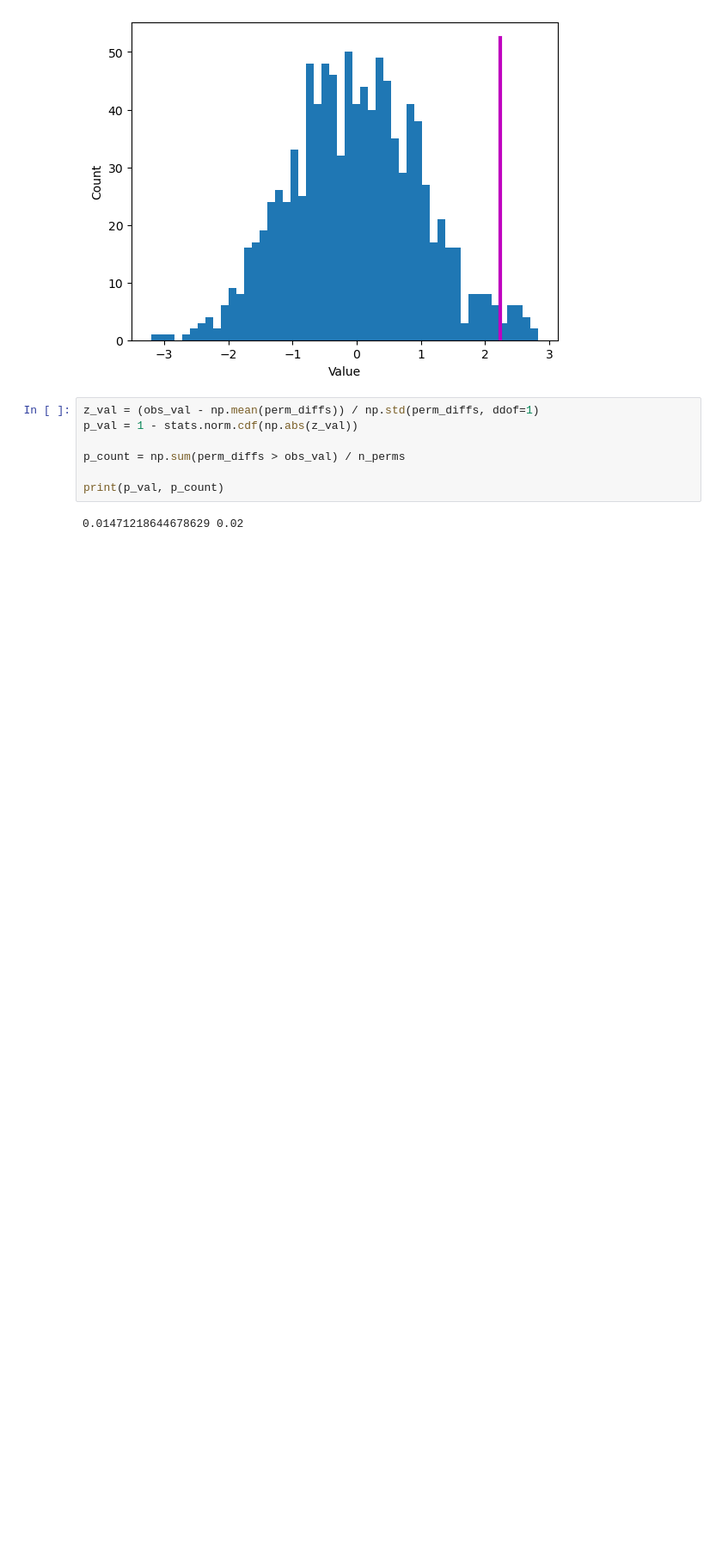
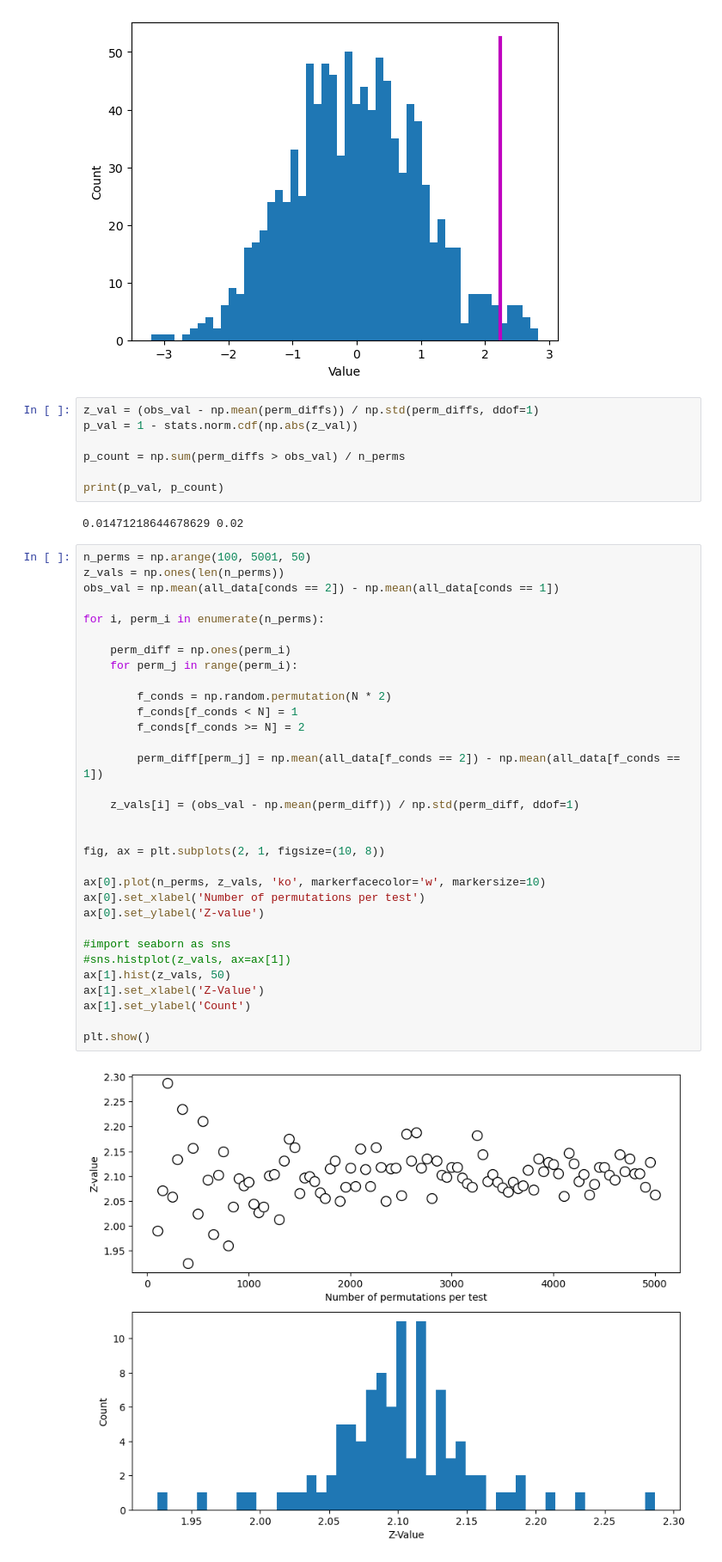
Before and after one commit to philBram/statistics_ml, a Jupyter notebook: 6_t_test_family/5_permutation_testing.ipynb, the cells around one changed output. Shown at 86% size. Saved outputs shown, nothing was run; the diff lists cells and outputs as text; blank space fills up the shorter version.

Commit message:
5_permutation_testing changed

```diff
--- a/6_t_test_family/5_permutation_testing.ipynb
+++ b/6_t_test_family/5_permutation_testing.ipynb
@@ -76,3 +76,37 @@ p_count = np.sum(perm_diffs > obs_val) / n_perms
 print(p_val, p_count)
 # %% [output]
 0.01471218644678629 0.02
+# %%
+n_perms = np.arange(100, 5001, 50)
+z_vals = np.ones(len(n_perms))
+obs_val = np.mean(all_data[conds == 2]) - np.mean(all_data[conds == 1])
+
+for i, perm_i in enumerate(n_perms):
+
+    perm_diff = np.ones(perm_i)
+    for perm_j in range(perm_i):
+
+        f_conds = np.random.permutation(N * 2)
+        f_conds[f_conds < N] = 1
+        f_conds[f_conds >= N] = 2
+
+        perm_diff[perm_j] = np.mean(all_data[f_conds == 2]) - np.mean(all_data[f_conds == 1])
+
+    z_vals[i] = (obs_val - np.mean(perm_diff)) / np.std(perm_diff, ddof=1)
+
+
+fig, ax = plt.subplots(2, 1, figsize=(10, 8))
+
+ax[0].plot(n_perms, z_vals, 'ko', markerfacecolor='w', markersize=10)
+ax[0].set_xlabel('Number of permutations per test')
+ax[0].set_ylabel('Z-value')
+
+#import seaborn as sns
+#sns.histplot(z_vals, ax=ax[1])
+ax[1].hist(z_vals, 50)
+ax[1].set_xlabel('Z-Value')
+ax[1].set_ylabel('Count')
+
+plt.show()
+# %% [output]
+[figure, added]
```
